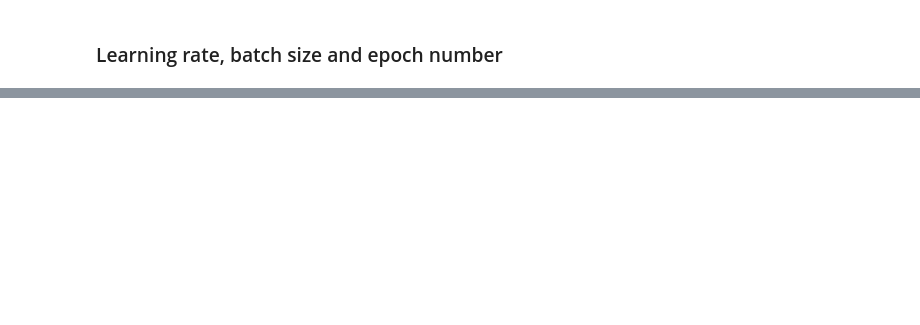
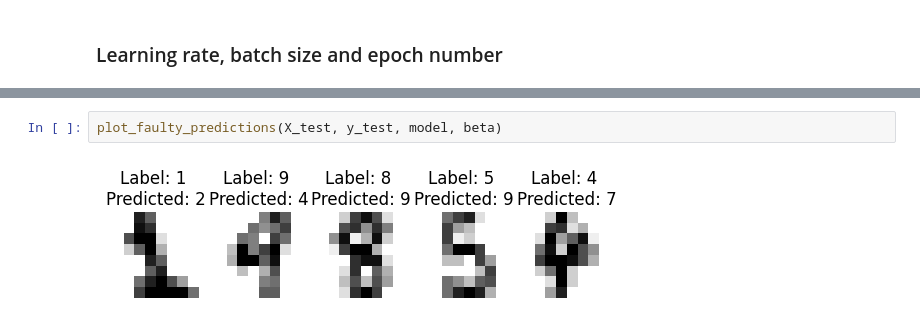
Before and after one commit to jonatanwins/Project3_FYS_STK4155, a Jupyter notebook: Runs/a_multinomial.ipynb, the cells around one changed output, grey strips where cells are left out. Cells and saved outputs as stored; diff of their text form; blank space fills up the shorter version.

```diff
--- a/Runs/a_multinomial.ipynb
+++ b/Runs/a_multinomial.ipynb
@@ -115,0 +212,4 @@ CE train:  0.28630823
+# %%
+plot_faulty_predictions(X_test, y_test, model, beta)
+# %% [output]
+[figure, added]
```
Also changed, not shown: parts of 12 cells of this notebook, 6 other files.
